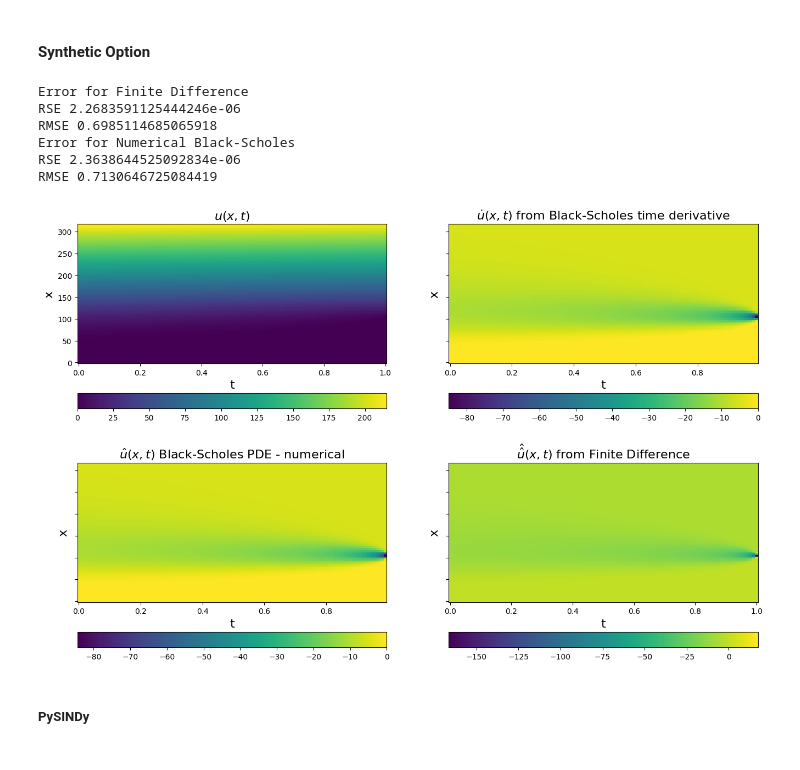
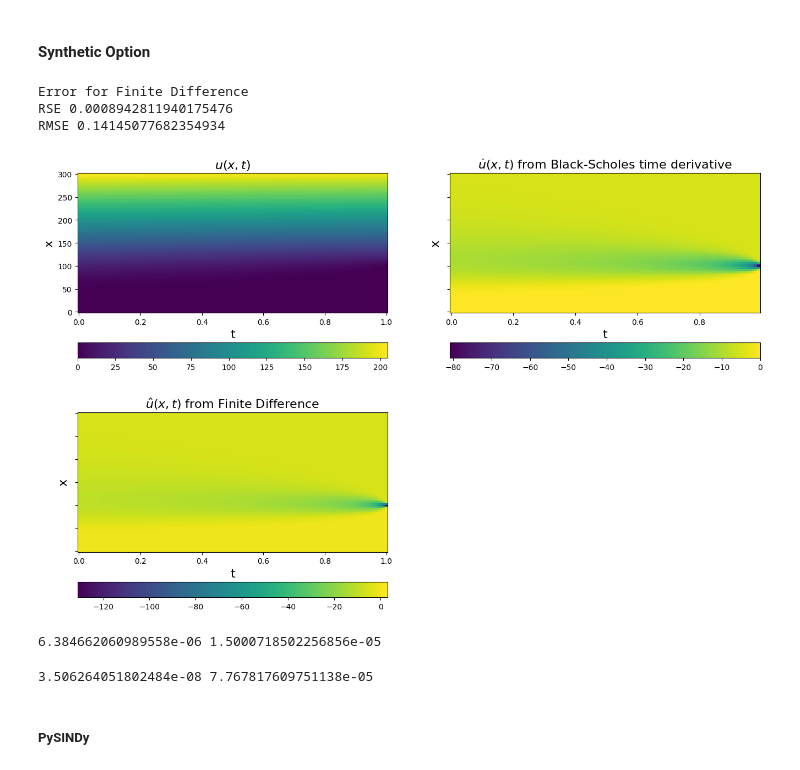
Before and after one commit to brunoCCOS/bs-find-with-sindy, a Jupyter notebook: src/SINDy_precificacao_derivativos_sinteticos.ipynb, the cells around one changed output. Cells and saved outputs as stored; diff of their text form; code cells hidden in the pictures.

```diff
--- a/src/SINDy_precificacao_derivativos_sinteticos.ipynb
+++ b/src/SINDy_precificacao_derivativos_sinteticos.ipynb
@@ -18,7 +18,7 @@ from utils.data_utils import *
 # Constants
 r_ = 0.05
 sigma_ = 0.4
-K_ = 105
+K_ = 100
 T_ = 1.
 
 timesteps = 110
@@ -38,17 +38,19 @@ XT = np.asarray([X, T]).T
 tal = (np.max(t) - T)
 
 # Calculate the call prices using vectorized operations
-call_prices = black_scholes_call(X, K_, tal, r_, sigma_)
+call_prices = black_scholes(X, K_, tal, r_, sigma_)
 
 # u is the call_prices array
 u = call_prices.T
 
-u_t = black_scholes_call_time_(X, K_, tal, r_, sigma_).T[:,:-1]
+u_t_ = black_scholes_theta(X, K_, tal, r_, sigma_).T[:,:-1]
+u_x_ = black_scholes_delta(X, K_, tal, r_, sigma_)
+u_xx_ = black_scholes_gamma(X, K_, tal, r_, sigma_)
 # %%
 # n_arr = np.asarray([np.arange(0,spacesteps,1)]*timesteps).T
-u_x = ps.FiniteDifference(axis=0,order = 6)._differentiate(u,t = dx)
-u_xx = ps.FiniteDifference(axis=0,d=2,order = 8)._differentiate(u,t = dx)
-u_t_ = ps.FiniteDifference(axis=1,order = 25)._differentiate(u,t = dt)
+u_x = ps.FiniteDifference(order=12,d=1,axis=0)._differentiate(u,dx)
+u_xx = ps.FiniteDifference(order=6,d=2,axis=0)._differentiate(u,dx)
+u_t =ps.FiniteDifference(order=2,d=1,axis=1)._differentiate(u,dt)
 # v_dot = numerical_partial_black_scholes(u.T,r,sigma).T
 
 
@@ -58,66 +60,51 @@ plt.subplot(3, 2, 1)
 plt.pcolormesh(t, x, u)
 plt.xlabel("t", fontsize=16)
 plt.ylabel("x", fontsize=16)
 plt.title(r"$u(x, t)$", fontsize=16)
 plt.colorbar(orientation="horizontal")
 
-# plt.subplot(3, 2, 5)
-# plt.pcolormesh(t_[:,0], x_[0], v.T)
-# plt.xlabel("t", fontsize=16)
-# plt.ylabel("x", fontsize=16)
-# ax = plt.gca()
-# plt.title(r"Heat Equation V", fontsize=16)
-# plt.colorbar(orientation="horizontal")
-
-u_dot = -(1/2)*((sigma_**2)*(X.T[:,:-1]**2)*u_xx[:,:-1]) - (r_*(X.T[:,:-1])*u_x[:,:-1]) + r_*u[:,:-1]
 plt.subplot(3, 2, 3)
-plt.pcolormesh(t[:-1], x, u_dot)
+plt.pcolormesh(t, x, u_t)
 plt.xlabel("t", fontsize=16)
 plt.ylabel("x", fontsize=16)
 ax = plt.gca()
 ax.set_yticklabels([])
-plt.title(r"$\hat{u}(x, t)$ Black-Scholes PDE - numerical", fontsize=16)
-plt.colorbar(orientation="horizontal")
-
-
-plt.subplot(3, 2, 4)
-plt.pcolormesh(t, x, u_t_)
-plt.xlabel("t", fontsize=16)
-plt.ylabel("x", fontsize=16)
-ax = plt.gca()
-ax.set_yticklabels([])
-plt.title(r"$\hat{\hat{u}}(x, t)$ from Finite Difference", fontsize=16)
+plt.title(r"$\hat{u}(x, t)$ from Finite Difference", fontsize=16)
 plt.colorbar(orientation="horizontal")
 
 plt.subplot(3, 2, 2)
-plt.pcolormesh(t[:-1], x, u_t)
+plt.pcolormesh(t[:-1], x, u_t_)
 plt.xlabel("t", fontsize=16)
 plt.ylabel("x", fontsize=16)
 ax = plt.gca()
 ax.set_yticklabels([])
 plt.title(r"$\dot{u}(x, t)$ from Black-Scholes time derivative", fontsize=16)
 plt.colorbar(orientation="horizontal")
 
 
 # print('Error for DURA-MOS¸NEAGU Computation')
 # print('RSE',np.sum((u_t - v_dot)**2)/np.sum((u_t - u_t.mean())**2))
 # print('RMSE',(np.sqrt(np.sum((u_t - v_dot)**2).mean())))
 print('Error for Finite Difference ')
-print('RSE',np.sum((u_t_[:,:-1] - u_t)**2)/np.sum((u_t - u_t.mean())**2))
-print('RMSE',(np.sqrt(np.sum((u_t - u_t_[:,:-1])**2).mean())))
-print('Error for Numerical Black-Scholes')
-print('RSE',np.sum((u_dot - u_t)**2)/np.sum((u_t - u_t.mean())**2))
-print('RMSE',(np.sqrt(np.sum((u_dot - u_t)**2).mean())))
+print('RSE',relative_squared_error(u_t_,u_t[:,:-1]))
+print('RMSE',root_mean_squared_error(u_t_,u_t[:,:-1]))
 
 plt.show()
 # %% [output]
 Error for Finite Difference
-RSE 2.2683591125444246e-06
-RMSE 0.6985114685065918
-Error for Numerical Black-Scholes
-RSE 2.3638644525092834e-06
-RMSE 0.7130646725084419
+RSE 0.0008942811940175476
+RMSE 0.14145077682354934
-[figure, old version]
+[figure, new version]
+# %%
+print(relative_squared_error(u_xx.T[:-1],u_xx_[:-1]),
+root_mean_squared_error(u_xx.T[:-1],u_xx_[:-1]))
+# %% [output]
+6.384662060989558e-06 1.5000718502256856e-05
+# %%
+print(relative_squared_error(u_x.T[:-1],u_x_[:-1]),
+root_mean_squared_error(u_x.T[:-1],u_x_[:-1]))
+# %% [output]
+3.506264051802484e-08 7.767817609751138e-05
 # %% [markdown]
 ##### PySINDy
 # %%
```
Also changed, not shown: parts of 12 cells of this notebook, 12 other files.
